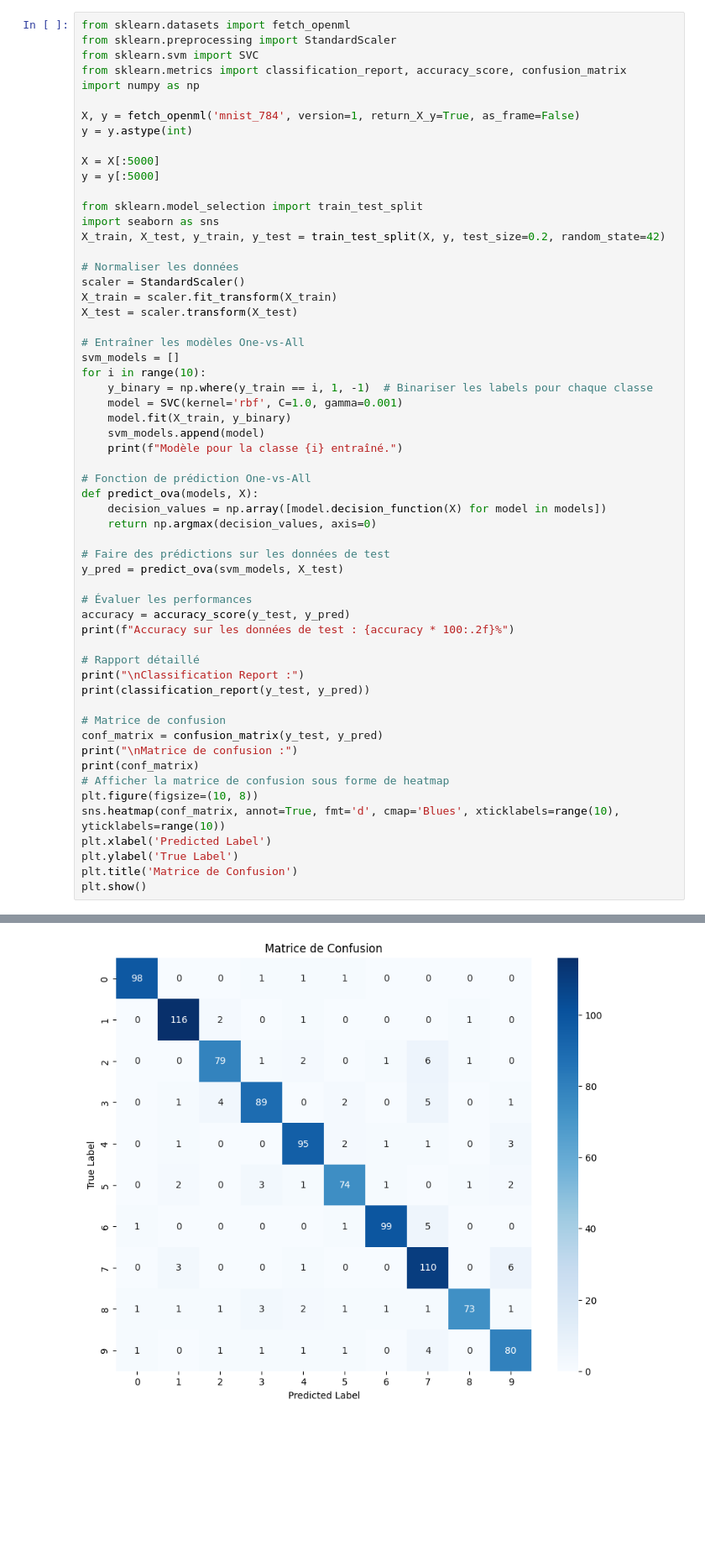
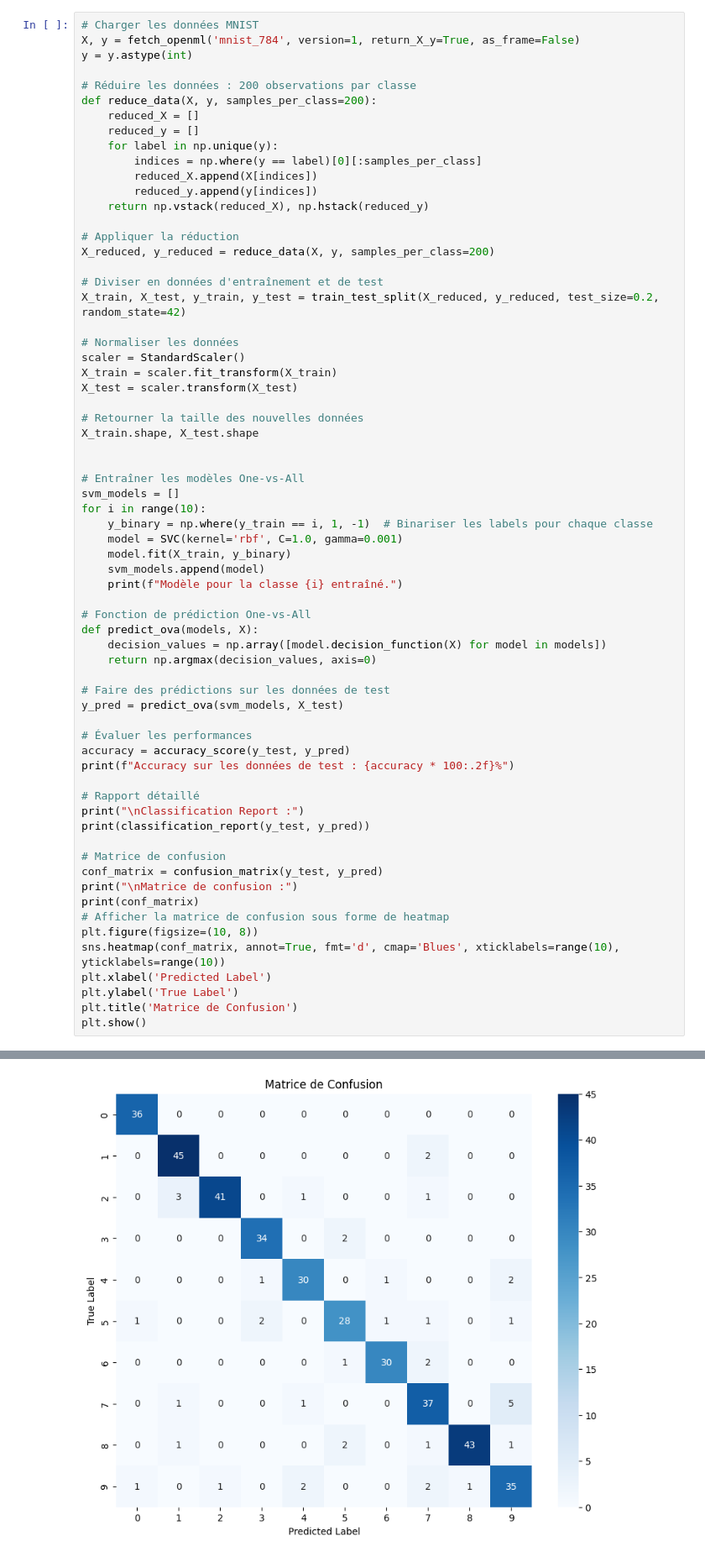
Before and after one commit to lotfi8rbh/Ma-Number, a Jupyter notebook: modèle SVM/Model_SVM.ipynb, the cells around one changed output, grey strips where cells are left out. Shown: that part at 84% size. Saved outputs shown, nothing was run; the diff lists cells and outputs as text; blank space fills up the shorter version.

```diff
--- a/modèle SVM/Model_SVM.ipynb
+++ b/modèle SVM/Model_SVM.ipynb
@@ -17,24 +27,32 @@ import numpy as np
 # %%
-from sklearn.datasets import fetch_openml
-from sklearn.preprocessing import StandardScaler
-from sklearn.svm import SVC
-from sklearn.metrics import classification_report, accuracy_score, confusion_matrix
-import numpy as np
-
+# Charger les données MNIST
 X, y = fetch_openml('mnist_784', version=1, return_X_y=True, as_frame=False)
 y = y.astype(int)
 
-X = X[:5000]
-y = y[:5000]
+# Réduire les données : 200 observations par classe
+def reduce_data(X, y, samples_per_class=200):
+    reduced_X = []
+    reduced_y = []
+    for label in np.unique(y):
+        indices = np.where(y == label)[0][:samples_per_class]
+        reduced_X.append(X[indices])
+        reduced_y.append(y[indices])
+    return np.vstack(reduced_X), np.hstack(reduced_y)
 
-from sklearn.model_selection import train_test_split
-import seaborn as sns
-X_train, X_test, y_train, y_test = train_test_split(X, y, test_size=0.2, random_state=42)
+# Appliquer la réduction
+X_reduced, y_reduced = reduce_data(X, y, samples_per_class=200)
+
+# Diviser en données d'entraînement et de test
+X_train, X_test, y_train, y_test = train_test_split(X_reduced, y_reduced, test_size=0.2, random_state=42)
 
 # Normaliser les données
 scaler = StandardScaler()
 X_train = scaler.fit_transform(X_train)
 X_test = scaler.transform(X_test)
+
+# Retourner la taille des nouvelles données
+X_train.shape, X_test.shape
+
 
 # Entraîner les modèles One-vs-All
 svm_models = []
@@ -93 +111 @@ Accuracy sur les données de test : 91.30%
-[figure, old version]
+[figure, new version]
```
Also changed, not shown: parts of 15 cells of this notebook, 30 other files.
